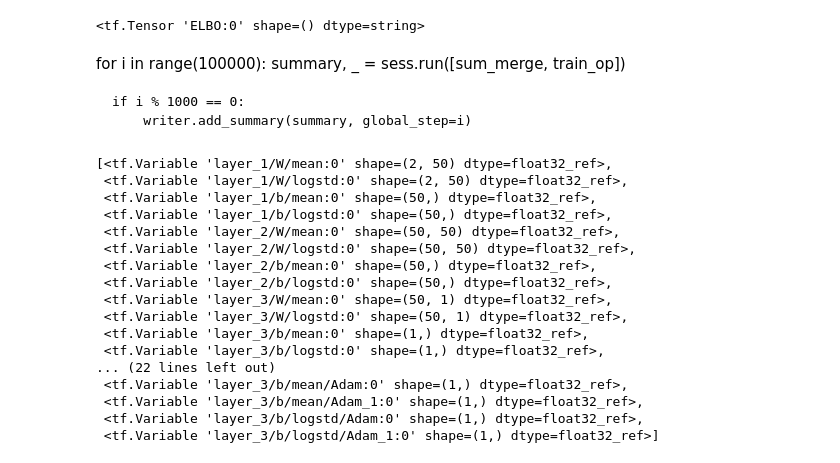
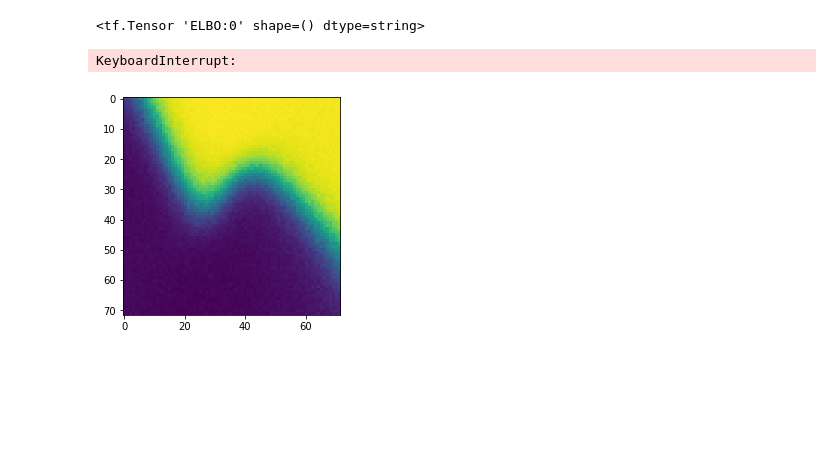
Before and after one commit to npetrenko/bayes_lrep, a Jupyter notebook: test.ipynb, the cells around one changed output. Drawn from its saved outputs; the diff is of its cells as text; code cells hidden in the pictures; blank space fills up the shorter version.

```diff
--- a/test.ipynb
+++ b/test.ipynb
@@ -37,7 +62,7 @@ tf.summary.scalar('ELBO', loss)
 # %% [output]
 <tf.Tensor 'ELBO:0' shape=() dtype=string>
 # %%
-train_op = tf.train.AdamOptimizer().minimize(loss)
+train_op = tf.train.AdamOptimizer(0.01).minimize(loss)
 # %%
 sess = tf.InteractiveSession()
 # %%
@@ -50,29 +75,30 @@ sum_merge = tf.summary.merge_all()
 writer = tf.summary.FileWriter('/tmp/lrep')
 # %%
 writer.add_graph(tf.get_default_graph())
-# %% [markdown]
-for i in range(100000):
-    summary, _ = sess.run([sum_merge, train_op])
-
-    if i % 1000 == 0:
-        writer.add_summary(summary, global_step=i)
-# %%
-tf.global_variables()
-# %% [output]
-[<tf.Variable 'layer_1/W/mean:0' shape=(2, 50) dtype=float32_ref>,
- <tf.Variable 'layer_1/W/logstd:0' shape=(2, 50) dtype=float32_ref>,
- <tf.Variable 'layer_1/b/mean:0' shape=(50,) dtype=float32_ref>,
- <tf.Variable 'layer_1/b/logstd:0' shape=(50,) dtype=float32_ref>,
- <tf.Variable 'layer_2/W/mean:0' shape=(50, 50) dtype=float32_ref>,
- <tf.Variable 'layer_2/W/logstd:0' shape=(50, 50) dtype=float32_ref>,
- <tf.Variable 'layer_2/b/mean:0' shape=(50,) dtype=float32_ref>,
- <tf.Variable 'layer_2/b/logstd:0' shape=(50,) dtype=float32_ref>,
- <tf.Variable 'layer_3/W/mean:0' shape=(50, 1) dtype=float32_ref>,
- <tf.Variable 'layer_3/W/logstd:0' shape=(50, 1) dtype=float32_ref>,
- <tf.Variable 'layer_3/b/mean:0' shape=(1,) dtype=float32_ref>,
- <tf.Variable 'layer_3/b/logstd:0' shape=(1,) dtype=float32_ref>,
-... (22 lines left out)
- <tf.Variable 'layer_3/b/mean/Adam:0' shape=(1,) dtype=float32_ref>,
- <tf.Variable 'layer_3/b/mean/Adam_1:0' shape=(1,) dtype=float32_ref>,
- <tf.Variable 'layer_3/b/logstd/Adam:0' shape=(1,) dtype=float32_ref>,
- <tf.Variable 'layer_3/b/logstd/Adam_1:0' shape=(1,) dtype=float32_ref>]
+# %%
+epoch = 0
+# %%
+for epoch in range(epoch, 1000000):
+    summary, _ = sess.run([sum_merge, train_op], {x_:X, y_:y, kl_scaler: 4})
+
+    if epoch % 300 == 0:
+        writer.add_summary(summary, global_step=epoch)
+# %% [output]
+KeyboardInterrupt:
+# %%
+mi, ma = X.min(axis=0)[0], X.max(axis=0)[0]
+xs, ys = np.meshgrid(*[np.arange(mi, ma, 0.05)]*2)
+
+dim = xs.shape
+xs, ys = xs.reshape((-1,)), ys.reshape((-1,))
+
+xx = np.stack([xs, ys], axis=-1)
+
+yy = np.mean([y_pred.eval({x_:xx}) for _ in range(30)], axis=0).mean(axis=0)
+
+yy = yy.reshape(dim)
+# %%
+plt.imshow(yy)
+plt.show()
+# %% [output]
+[figure, added]
```
Also changed, not shown: parts of 12 cells of this notebook, 2 other files.
